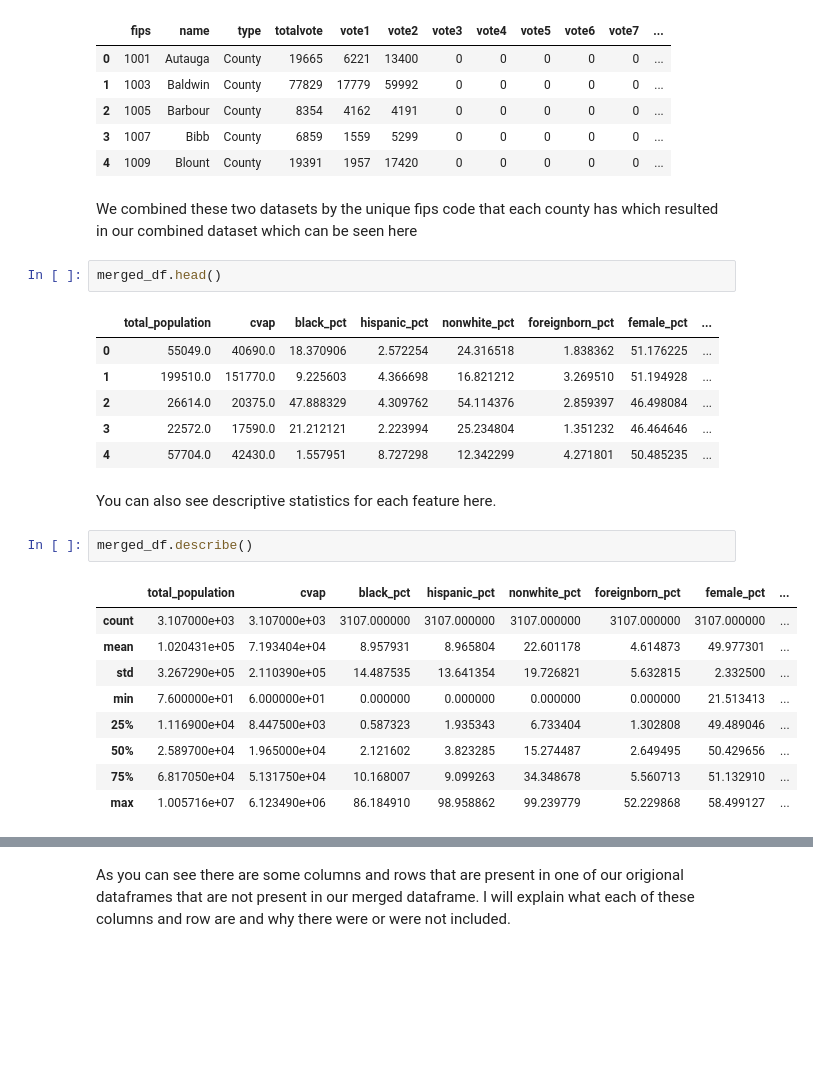
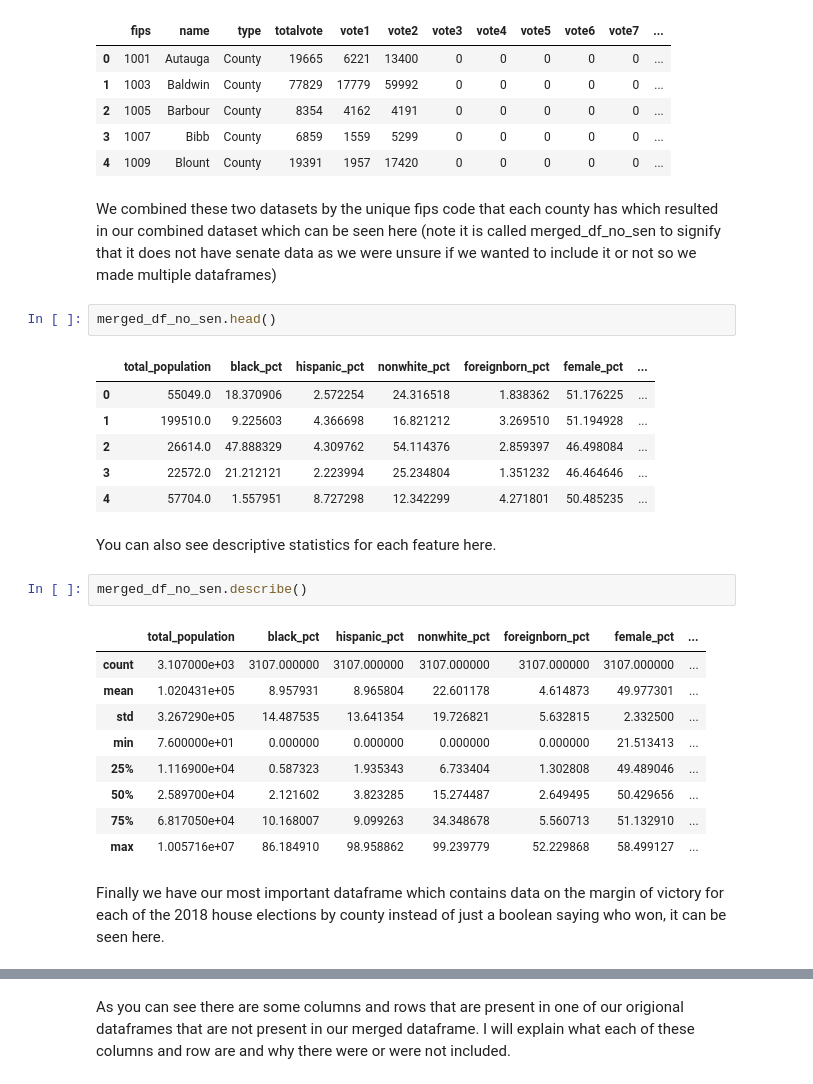
Before and after one commit to Nhunsick/project_3, a Jupyter notebook: Notebooks/Final_Notebook.ipynb, the cells around one changed output, grey strips where cells are left out. Drawn from its saved outputs; the diff is of its cells as text; blank space fills up the shorter version.

```diff
--- a/Notebooks/Final_Notebook.ipynb
+++ b/Notebooks/Final_Notebook.ipynb
@@ -83,27 +85,29 @@ election_results.head()
 | 3 | 1007 | Bibb | County | 6859 | 1559 | 5299 | 0 | 0 | 0 | 0 | 0 | ... |
 | 4 | 1009 | Blount | County | 19391 | 1957 | 17420 | 0 | 0 | 0 | 0 | 0 | ... |
 # %% [markdown]
-We combined these two datasets by the unique fips code that each county has which resulted in our combined dataset which can be seen here
+We combined these two datasets by the unique fips code that each county has which resulted in our combined dataset which can be seen here (note it is called merged_df_no_sen to signify that it does not have senate data as we were unsure if we wanted to include it or not so we made multiple dataframes)
 # %%
-merged_df.head()
+merged_df_no_sen.head()
 # %% [output]
-|  | total_population | cvap | black_pct | hispanic_pct | nonwhite_pct | foreignborn_pct | female_pct | ... |
-| 0 | 55049.0 | 40690.0 | 18.370906 | 2.572254 | 24.316518 | 1.838362 | 51.176225 | ... |
-| 1 | 199510.0 | 151770.0 | 9.225603 | 4.366698 | 16.821212 | 3.269510 | 51.194928 | ... |
-| 2 | 26614.0 | 20375.0 | 47.888329 | 4.309762 | 54.114376 | 2.859397 | 46.498084 | ... |
-| 3 | 22572.0 | 17590.0 | 21.212121 | 2.223994 | 25.234804 | 1.351232 | 46.464646 | ... |
-| 4 | 57704.0 | 42430.0 | 1.557951 | 8.727298 | 12.342299 | 4.271801 | 50.485235 | ... |
+|  | total_population | black_pct | hispanic_pct | nonwhite_pct | foreignborn_pct | female_pct | ... |
+| 0 | 55049.0 | 18.370906 | 2.572254 | 24.316518 | 1.838362 | 51.176225 | ... |
+| 1 | 199510.0 | 9.225603 | 4.366698 | 16.821212 | 3.269510 | 51.194928 | ... |
+| 2 | 26614.0 | 47.888329 | 4.309762 | 54.114376 | 2.859397 | 46.498084 | ... |
+| 3 | 22572.0 | 21.212121 | 2.223994 | 25.234804 | 1.351232 | 46.464646 | ... |
+| 4 | 57704.0 | 1.557951 | 8.727298 | 12.342299 | 4.271801 | 50.485235 | ... |
 # %% [markdown]
 You can also see descriptive statistics for each feature here.
 # %%
-merged_df.describe()
+merged_df_no_sen.describe()
 # %% [output]
-|  | total_population | cvap | black_pct | hispanic_pct | nonwhite_pct | foreignborn_pct | female_pct | ... |
-| count | 3.107000e+03 | 3.107000e+03 | 3107.000000 | 3107.000000 | 3107.000000 | 3107.000000 | 3107.000000 | ... |
-| mean | 1.020431e+05 | 7.193404e+04 | 8.957931 | 8.965804 | 22.601178 | 4.614873 | 49.977301 | ... |
-| std | 3.267290e+05 | 2.110390e+05 | 14.487535 | 13.641354 | 19.726821 | 5.632815 | 2.332500 | ... |
-| min | 7.600000e+01 | 6.000000e+01 | 0.000000 | 0.000000 | 0.000000 | 0.000000 | 21.513413 | ... |
-| 25% | 1.116900e+04 | 8.447500e+03 | 0.587323 | 1.935343 | 6.733404 | 1.302808 | 49.489046 | ... |
-| 50% | 2.589700e+04 | 1.965000e+04 | 2.121602 | 3.823285 | 15.274487 | 2.649495 | 50.429656 | ... |
-| 75% | 6.817050e+04 | 5.131750e+04 | 10.168007 | 9.099263 | 34.348678 | 5.560713 | 51.132910 | ... |
-| max | 1.005716e+07 | 6.123490e+06 | 86.184910 | 98.958862 | 99.239779 | 52.229868 | 58.499127 | ... |
+|  | total_population | black_pct | hispanic_pct | nonwhite_pct | foreignborn_pct | female_pct | ... |
+| count | 3.107000e+03 | 3107.000000 | 3107.000000 | 3107.000000 | 3107.000000 | 3107.000000 | ... |
+| mean | 1.020431e+05 | 8.957931 | 8.965804 | 22.601178 | 4.614873 | 49.977301 | ... |
+| std | 3.267290e+05 | 14.487535 | 13.641354 | 19.726821 | 5.632815 | 2.332500 | ... |
+| min | 7.600000e+01 | 0.000000 | 0.000000 | 0.000000 | 0.000000 | 21.513413 | ... |
+| 25% | 1.116900e+04 | 0.587323 | 1.935343 | 6.733404 | 1.302808 | 49.489046 | ... |
+| 50% | 2.589700e+04 | 2.121602 | 3.823285 | 15.274487 | 2.649495 | 50.429656 | ... |
+| 75% | 6.817050e+04 | 10.168007 | 9.099263 | 34.348678 | 5.560713 | 51.132910 | ... |
+| max | 1.005716e+07 | 86.184910 | 98.958862 | 99.239779 | 52.229868 | 58.499127 | ... |
+# %% [markdown]
+Finally we have our most important dataframe which contains data on the margin of victory for each of the 2018 house elections by county instead of just a boolean saying who won, it can be seen here.
```
Also changed, not shown: parts of 28 cells of this notebook.
